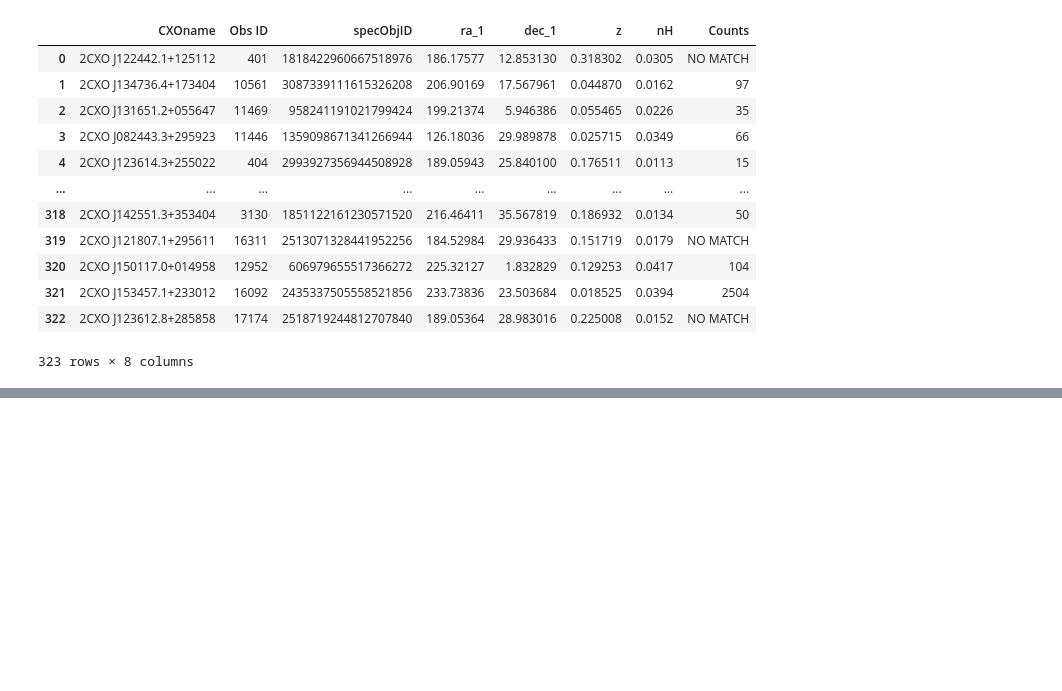
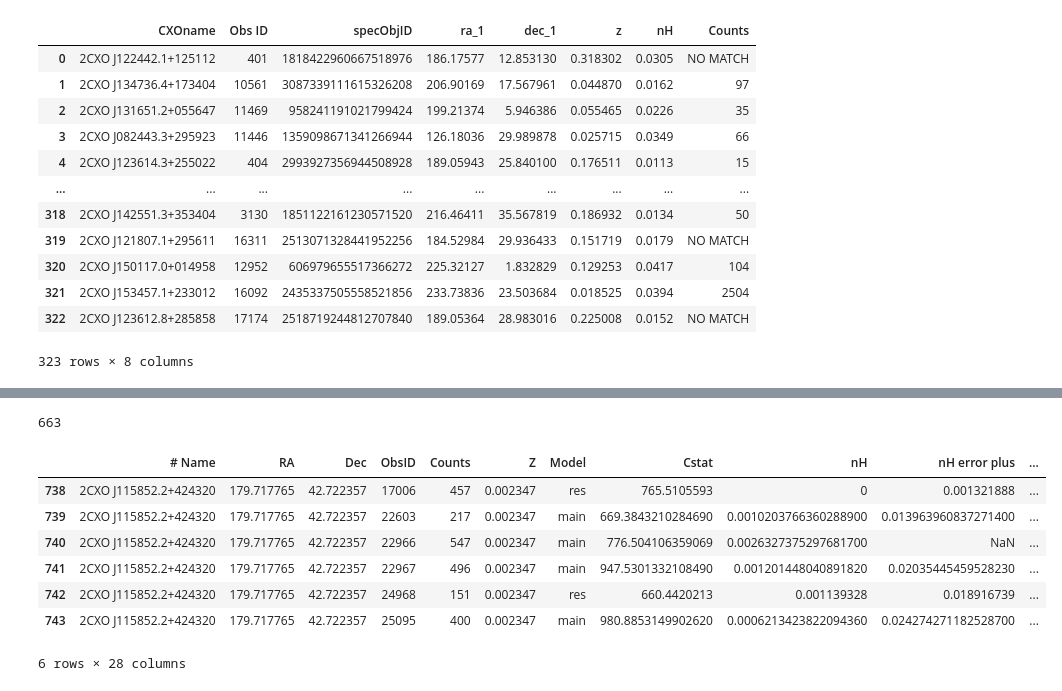
Before and after one commit to kciurleo/AGN, a Jupyter notebook: unorganized/solving_seths_mysteries.ipynb, the cells around one changed output, grey strips where cells are left out. Saved outputs shown, nothing was run; the diff lists cells and outputs as text; code cells hidden in the pictures; blank space fills up the shorter version.

```diff
--- a/unorganized/solving_seths_mysteries.ipynb
+++ b/unorganized/solving_seths_mysteries.ipynb
@@ -218,3 +218,5 @@ input
 | 321 | 2CXO J153457.1+233012 | 16092 | 2435337505558521856 | 233.73836 | 23.503684 | 0.018525 | 0.0394 | 2504 |
 | 322 | 2CXO J123612.8+285858 | 17174 | 2518719244812707840 | 189.05364 | 28.983016 | 0.225008 | 0.0152 | NO MATCH |
 323 rows × 8 columns
+# %%
+new_input=pd.read_csv("/Volumes/galaxies/Seth/AGNs/x-ray/final_data/all_info_final.csv")
@@ -220,0 +237,15 @@ input
+# %%
+len(new_input['# Name'].unique())
+# %% [output]
+663
+# %%
+new_input.loc[new_input['# Name']=='2CXO J115852.2+424320']
+# %% [output]
+|  | # Name | RA | Dec | ObsID | Counts | Z | Model | Cstat | nH | nH error plus | ... |
+| 738 | 2CXO J115852.2+424320 | 179.717765 | 42.722357 | 17006 | 457 | 0.002347 | res | 765.5105593 | 0 | 0.001321888 | ... |
+| 739 | 2CXO J115852.2+424320 | 179.717765 | 42.722357 | 22603 | 217 | 0.002347 | main | 669.3843210284690 | 0.0010203766360288900 | 0.013963960837271400 | ... |
+| 740 | 2CXO J115852.2+424320 | 179.717765 | 42.722357 | 22966 | 547 | 0.002347 | main | 776.504106359069 | 0.0026327375297681700 | NaN | ... |
+| 741 | 2CXO J115852.2+424320 | 179.717765 | 42.722357 | 22967 | 496 | 0.002347 | main | 947.5301332108490 | 0.001201448040891820 | 0.02035445459528230 | ... |
+| 742 | 2CXO J115852.2+424320 | 179.717765 | 42.722357 | 24968 | 151 | 0.002347 | res | 660.4420213 | 0.001139328 | 0.018916739 | ... |
+| 743 | 2CXO J115852.2+424320 | 179.717765 | 42.722357 | 25095 | 400 | 0.002347 | main | 980.8853149902620 | 0.0006213423822094360 | 0.024274271182528700 | ... |
+6 rows × 28 columns
```
Also changed, not shown: parts of 2 cells of this notebook.
